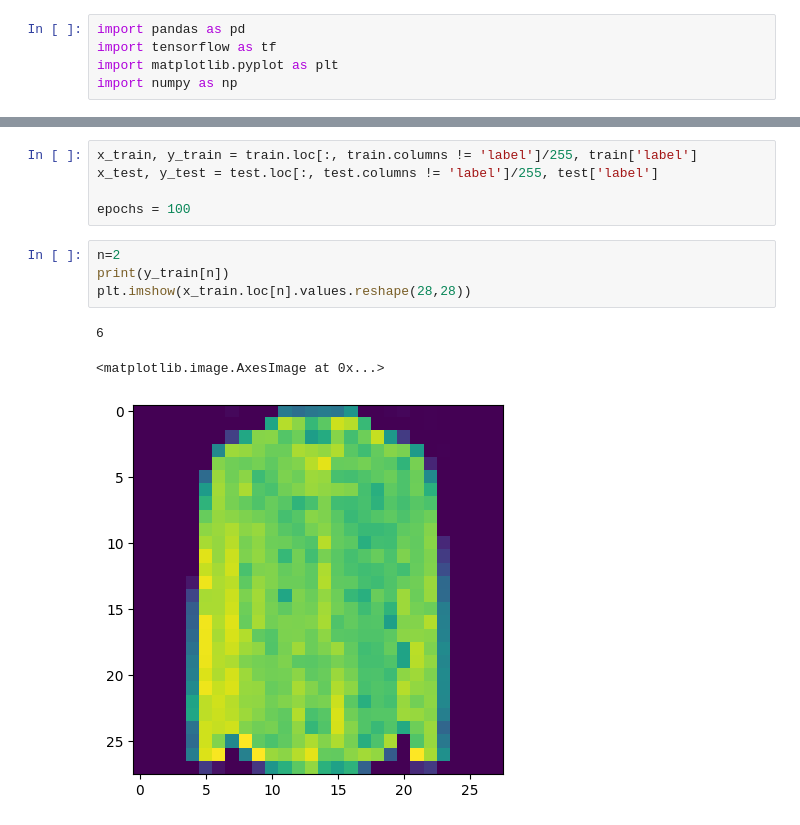
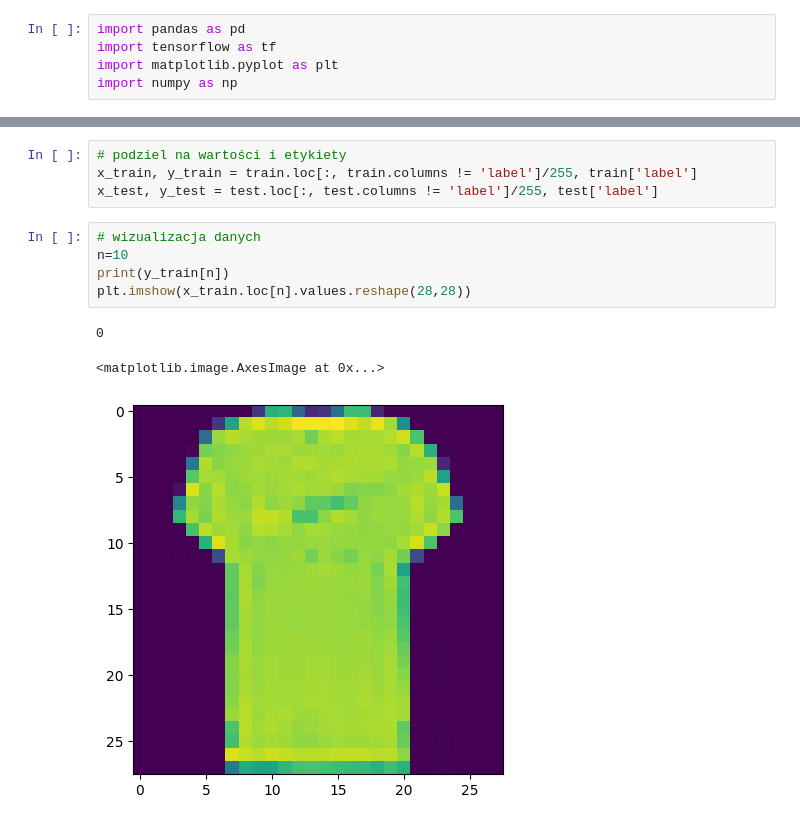
Before and after one commit to Krist0f0l0s/fashion-mnist, a Jupyter notebook: fashion.ipynb, the cells around one changed output, grey strips where cells are left out. Saved outputs shown, nothing was run; the diff lists cells and outputs as text.

```diff
--- a/fashion.ipynb
+++ b/fashion.ipynb
@@ -19,15 +20,15 @@ train.describe()
 | max | 9.000000 | 16.000000 | 36.000000 | 226.000000 | 164.000000 | 227.000000 | 230.000000 | 224.000000 | 255.000000 | 254.000000 | ... | ... |
 8 rows × 785 columns
 # %%
+# podziel na wartości i etykiety
 x_train, y_train = train.loc[:, train.columns != 'label']/255, train['label']
 x_test, y_test = test.loc[:, test.columns != 'label']/255, test['label']
-
-epochs = 100
 # %%
-n=2
+# wizualizacja danych
+n=10
 print(y_train[n])
 plt.imshow(x_train.loc[n].values.reshape(28,28))
 # %% [output]
-6
+0
 <matplotlib.image.AxesImage at 0x...>
-[figure, old version]
+[figure, new version]
```
Also changed, not shown: parts of 12 cells of this notebook.
